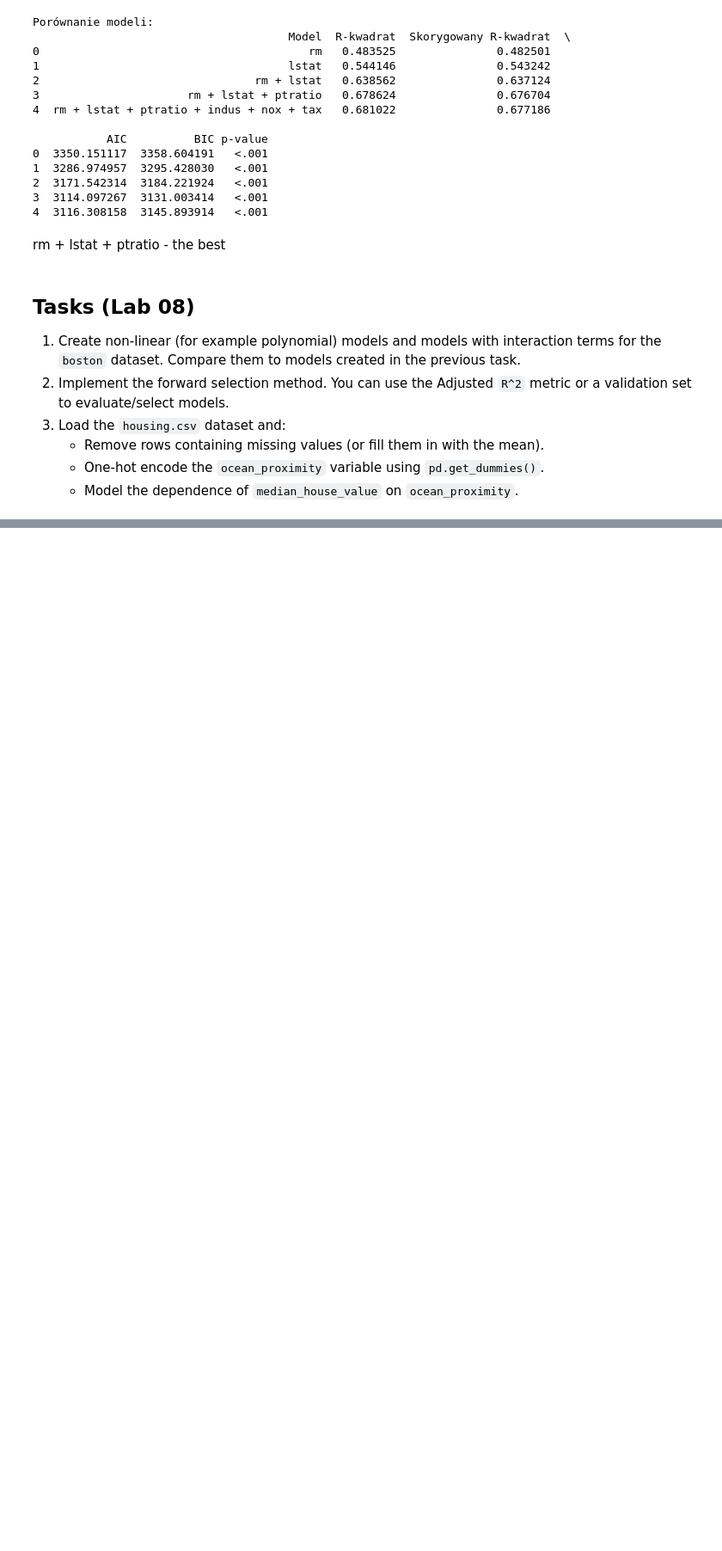
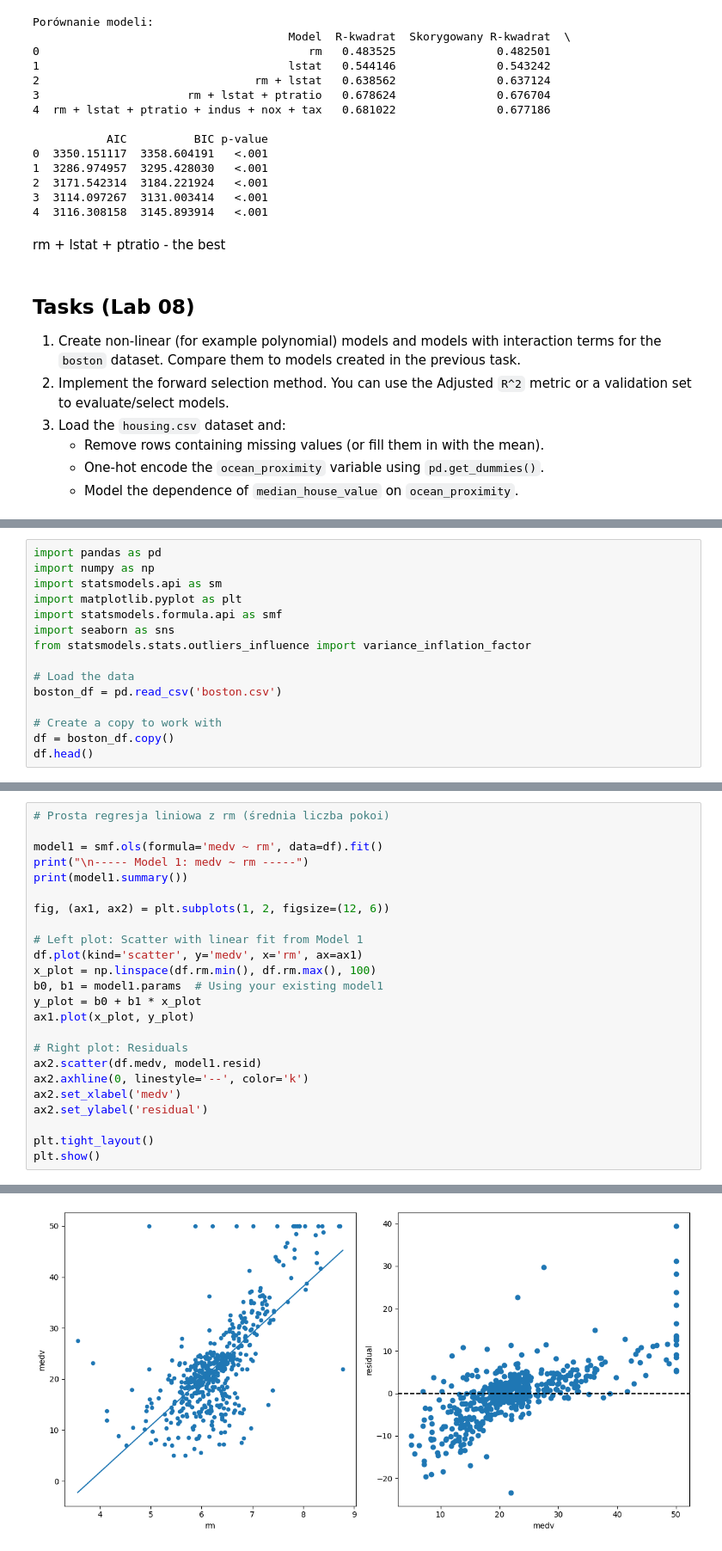
Before and after one commit to s34836/EWD, a Jupyter notebook: lab7_8.ipynb, the cells around one changed output, grey strips where cells are left out. Shown: that part at 86% size. Cells and saved outputs as stored; diff of their text form; blank space fills up the shorter version.

```diff
--- a/lab7_8.ipynb
+++ b/lab7_8.ipynb
@@ -337,0 +340,15 @@ rm + lstat + ptratio - the best
+# %%
+import pandas as pd
+import numpy as np
+import statsmodels.api as sm
+import matplotlib.pyplot as plt
+import statsmodels.formula.api as smf
+import seaborn as sns
+from statsmodels.stats.outliers_influence import variance_inflation_factor
+
+# Load the data
+boston_df = pd.read_csv('boston.csv')
+
+# Create a copy to work with
+df = boston_df.copy()
+df.head()
@@ -337,0 +362,25 @@ rm + lstat + ptratio - the best
+# %%
+# Prosta regresja liniowa z rm (średnia liczba pokoi)
+
+model1 = smf.ols(formula='medv ~ rm', data=df).fit()
+print("\n----- Model 1: medv ~ rm -----")
+print(model1.summary())
+
+fig, (ax1, ax2) = plt.subplots(1, 2, figsize=(12, 6))
+
+# Left plot: Scatter with linear fit from Model 1
+df.plot(kind='scatter', y='medv', x='rm', ax=ax1)
+x_plot = np.linspace(df.rm.min(), df.rm.max(), 100)
+b0, b1 = model1.params  # Using your existing model1
+y_plot = b0 + b1 * x_plot
+ax1.plot(x_plot, y_plot)
+
+# Right plot: Residuals
+ax2.scatter(df.medv, model1.resid)
+ax2.axhline(0, linestyle='--', color='k')
+ax2.set_xlabel('medv')
+ax2.set_ylabel('residual')
+
+plt.tight_layout()
+plt.show()
+# %% [output]
@@ -337,0 +404 @@ rm + lstat + ptratio - the best
+[figure, added]
```
Also changed, not shown: parts of 25 cells of this notebook.
